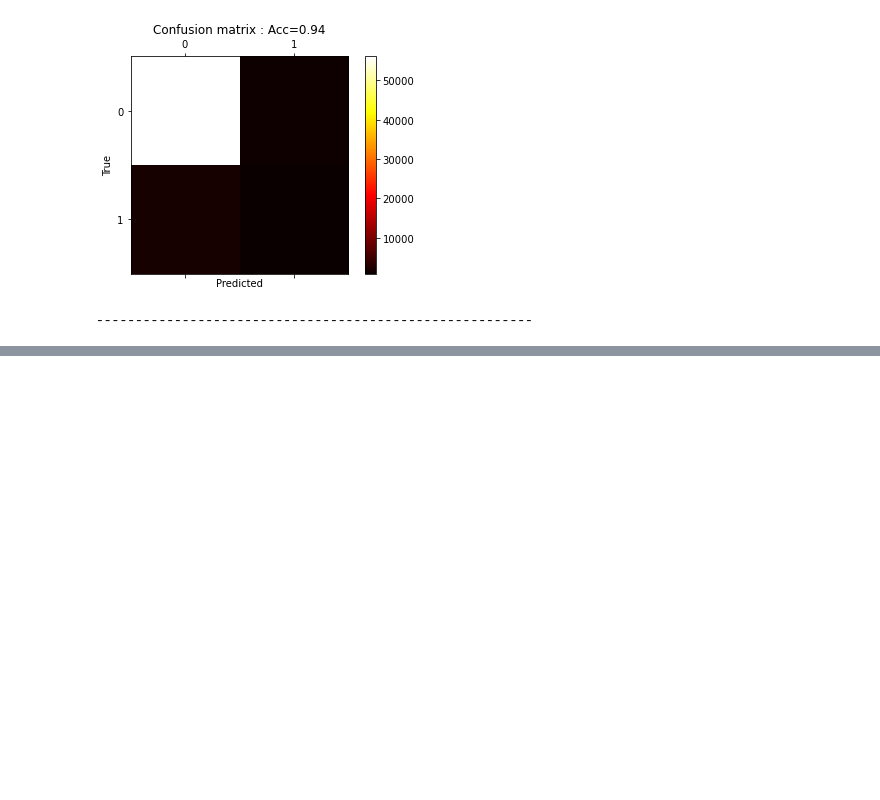
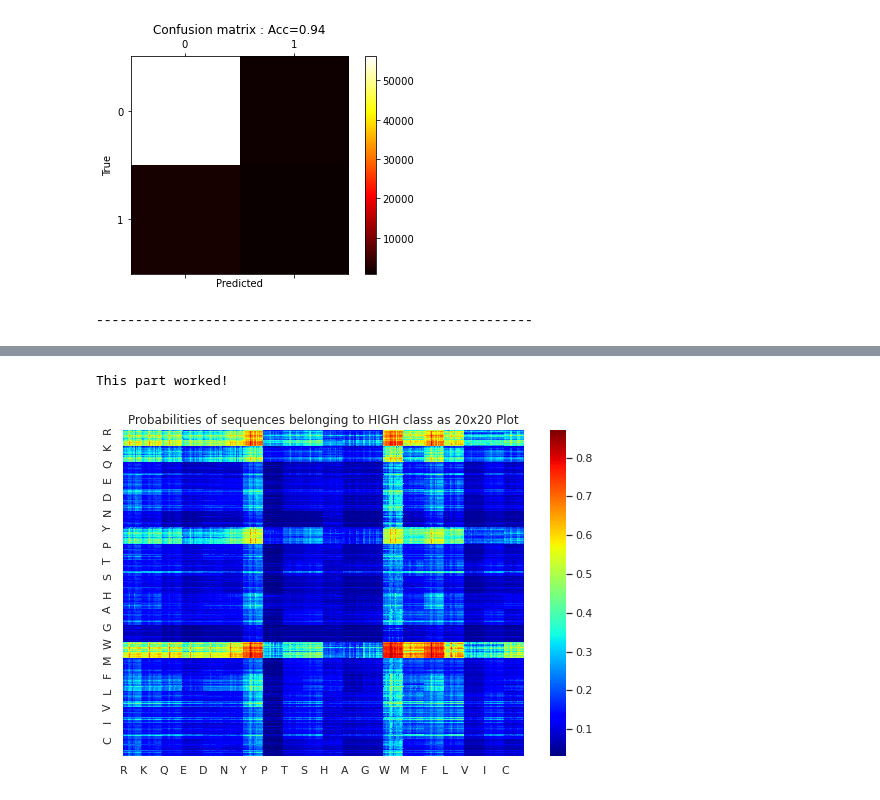
Before and after one commit to sharyar/GESAR-V2, a Jupyter notebook: MLNotebooks/Final_Evaluation_CLF_Models.ipynb, the cells around one changed output, grey strips where cells are left out. Drawn from its saved outputs; the diff is of its cells as text; code cells hidden in the pictures; blank space fills up the shorter version.

Commit message:
feat: updates code for 20x20 generation for predictions

```diff
--- a/MLNotebooks/Final_Evaluation_CLF_Models.ipynb
+++ b/MLNotebooks/Final_Evaluation_CLF_Models.ipynb
@@ -437,0 +447,15 @@ combined.to_csv('Predictions-160-Probabilities.csv')
+# %%
+#Load outputted data:
+pred_df = pd.read_csv('ouptput/Predictions-160-Probabilities.csv', index_col = 0)
+
+# Create two new dfs that only have probability values
+pred_df_high = pred_df['high_probs']
+pred_df_low = pred_df['low_probs']
+# %%
+TITLE = 'Probabilities of sequences belonging to HIGH class as 20x20 Plot'
+high_probs_20_20_plot = helper_functions.ttplot(pred_df_high.index, pred_df_high.values, title=TITLE)
+high_probs_20_20_plot.tight_layout()
+high_probs_20_20_plot.savefig('20x20_high_probs_100.png')
+# %% [output]
+This part worked!
+[figure, added]
```
Also changed, not shown: parts of 21 cells of this notebook, 2 other files.
